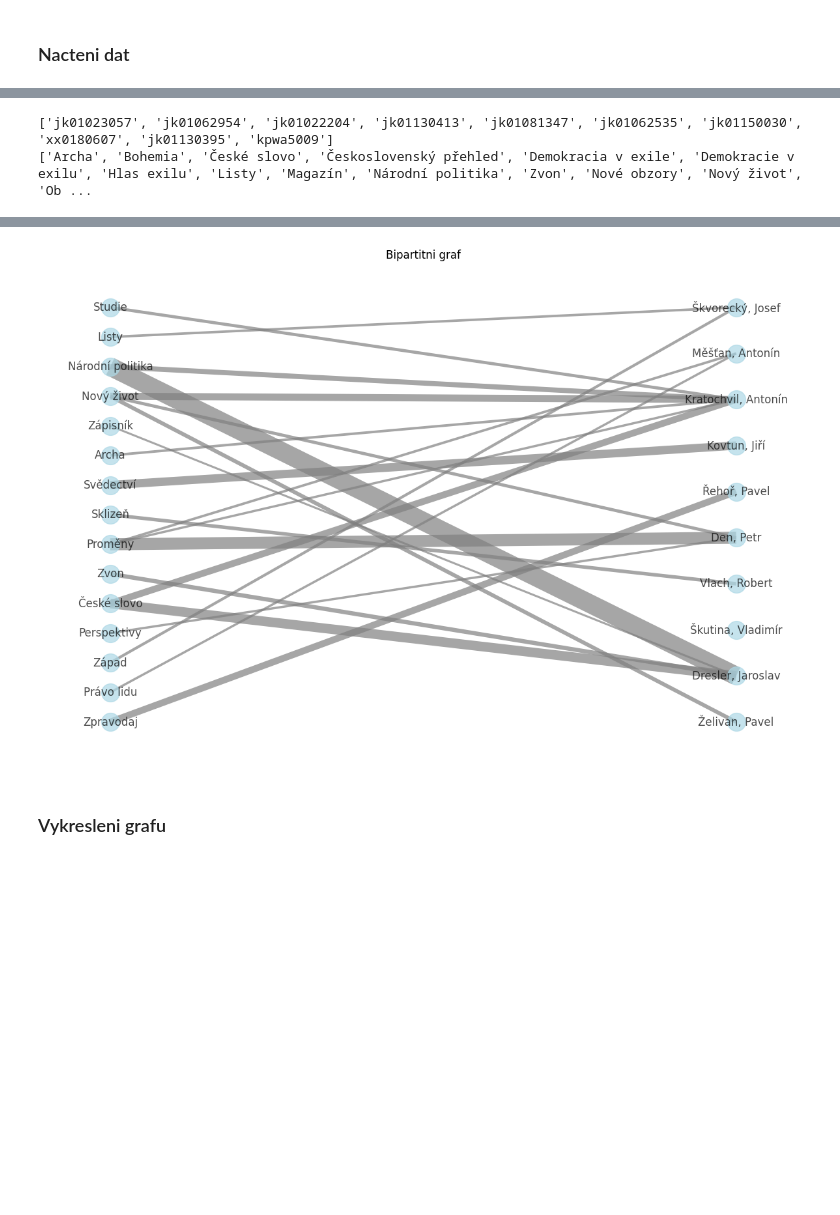
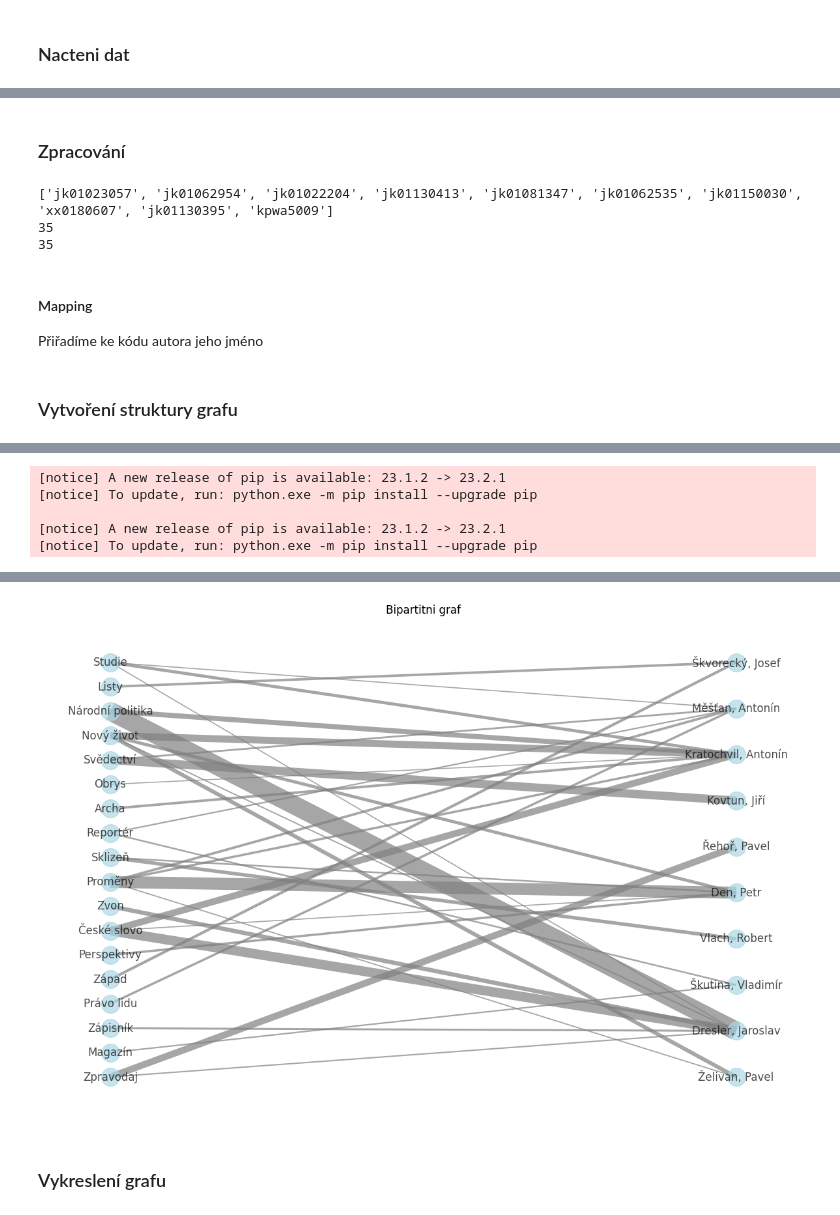
Before and after one commit to panuscha/DH-data-process, a Jupyter notebook: display_graph.ipynb, the cells around one changed output, grey strips where cells are left out. Cells and saved outputs as stored; diff of their text form; code cells hidden in the pictures; blank space fills up the shorter version.

```diff
--- a/display_graph.ipynb
+++ b/display_graph.ipynb
@@ -95,16 +2,19 @@ with open(database, 'rb') as data:
 ### Nacteni dat
 # %%
 import pandas as pd
-import matplotlib.pyplot as plt
-from collections import Counter
-import numpy as np
+
+# 'data/csv/out_B.csv'
+# 'data/csv/out_ret.csv'
+# 'data/csv/out_smz.csv'
+# 'data/csv/out_int.csv'
+# 'data/csv/out_cle.csv'
 
 database_type = 'cle'
 
-out = 'data/csv/out_{}.csv'.format(database_type)
+path = 'data/csv/out_{}.csv'.format(database_type)
 
 # Cesta k nasim datum
-csv_data = out
+csv_data = path
 
 # Nacteni dat
 df = pd.read_csv(csv_data, delimiter=',')
@@ -157,12 +63,14 @@ print(unique_magazine)
+# %% [markdown]
+### Zpracování
 # %%
 from collections import Counter
 
 author_code_column = 'author code'
 
-# Vsechny casopisy ve sloupci
+# Vsichni autori ve sloupci
 all_authors = flatten_list(df[author_code_column])
 
-# Spocteme, v kolika zaznamech se casopic objevil
+# Spocteme, v kolika zaznamech se autor objevil
 counted_authors = Counter(all_authors)
 
 # Pocet uzlu, ktere chceme vykreslit
@@ -176,16 +84,20 @@ print(most_common_authors)
 # Sloupec, ktery chceme zobrazit.
 column = 'magazine'
 
+# Zjistime indexy vsech radku, kde se objevuji autori, ktere chceme zobrazit
 ind = [True if any([True if author in most_common_authors else False for author in author_list]) else False for author_list in df[author_code_column]]
 
 author_elements = df[ind][column]
 
-unique_author_elements = find_unique(author_elements)
-
-print(unique_author_elements)
+unique_author_elements = np.unique(flatten_list(author_elements)) #find_unique(author_elements)
 # %% [output]
 ['jk01023057', 'jk01062954', 'jk01022204', 'jk01130413', 'jk01081347', 'jk01062535', 'jk01150030', 'xx0180607', 'jk01130395', 'kpwa5009']
-['Archa', 'Bohemia', 'České slovo', 'Československý přehled', 'Demokracia v exile', 'Demokracie v exilu', 'Hlas exilu', 'Listy', 'Magazín', 'Národní politika', 'Zvon', 'Nové obzory', 'Nový život', 'Ob ...
+35
+35
+# %% [markdown]
+#### Mapping
+
+Přiřadíme ke kódu autora jeho jméno
 # %%
 mapping = {}
 most_common_authors_copy = most_common_authors.copy()
@@ -197,7 +109,12 @@ for idx,row in df.iterrows():
                                 most_common_authors_copy.remove(item)
         if len(most_common_authors_copy)<1:
                 break
+# %% [markdown]
+### Vytvoření struktury grafu
 # %%
+%pip install networkx
+%pip install matplotlib
+
 import networkx as nx
 import matplotlib.pyplot as plt
 
@@ -206,7 +123,6 @@ G = nx.Graph()
 
 # Elementy pridame grafu jako uzle
 G.add_nodes_from(most_common_authors, bipartite=1)
-
 
 # Vahy hran. Cim vice clanku v casopisu, tim vyssi vaha.
 # Ve vykreslenem grafu pak bude vyssi vaha mit silnejsi caru.
@@ -225,7 +141,7 @@ for _,row in df.iterrows():
                     edge_weights[(author, element)] = 1
 
 # Vykreslime jen ty casopisy, ktere se objevuji vicekrat
-threshold = 20
+threshold = 10
 left = []
 
 for edge, weight in edge_weights.items():
@@ -235,15 +151,6 @@ for edge, weight in edge_weights.items():
             G.add_node(edge[1], bipartite=0)
         G.add_edge(edge[0], edge[1], weight=weight)
 
+# Ke kodu autora pridame jeho skutecne jmeno
 G = nx.relabel_nodes(G, mapping)
-
-pos = nx.bipartite_layout(G, nodes = left)
-#pos = nx.spring_layout(G)
-plt.figure(figsize=(15, 10))
-edge_widths = [0.1 * G[u][v]['weight'] for u, v in G.edges()]
-nx.draw_networkx(G, pos=pos, with_labels=True, node_color='lightblue', node_size=400,
-                 width=edge_widths, edge_color='gray', alpha=0.7)
-plt.title("Bipartitni graf")
-plt.axis("off")
-plt.show()
 # %% [output]
@@ -249,0 +158,5 @@ plt.show()
+[notice] A new release of pip is available: 23.1.2 -> 23.2.1
+[notice] To update, run: python.exe -m pip install --upgrade pip
+
+[notice] A new release of pip is available: 23.1.2 -> 23.2.1
+[notice] To update, run: python.exe -m pip install --upgrade pip
@@ -250 +175 @@ plt.show()
-[figure, old version]
+[figure, new version]
@@ -274,2 +176,2 @@ ten_most_common_magazines = [item[0] for item in counted_magazines.most_common(1
 # %% [markdown]
-### Vykresleni grafu
+### Vykreslení grafu
```
Also changed, not shown: parts of 12 cells of this notebook, 2 other files.
